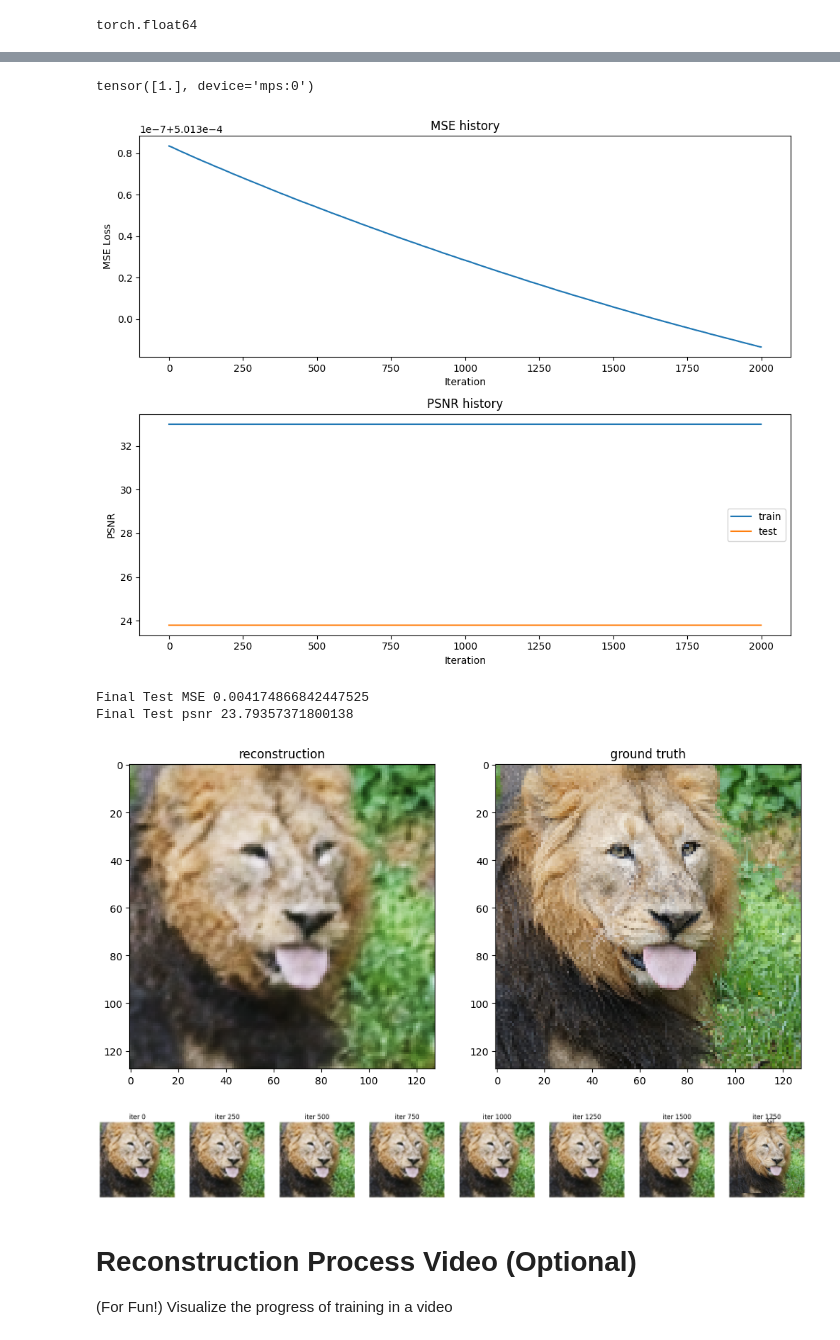
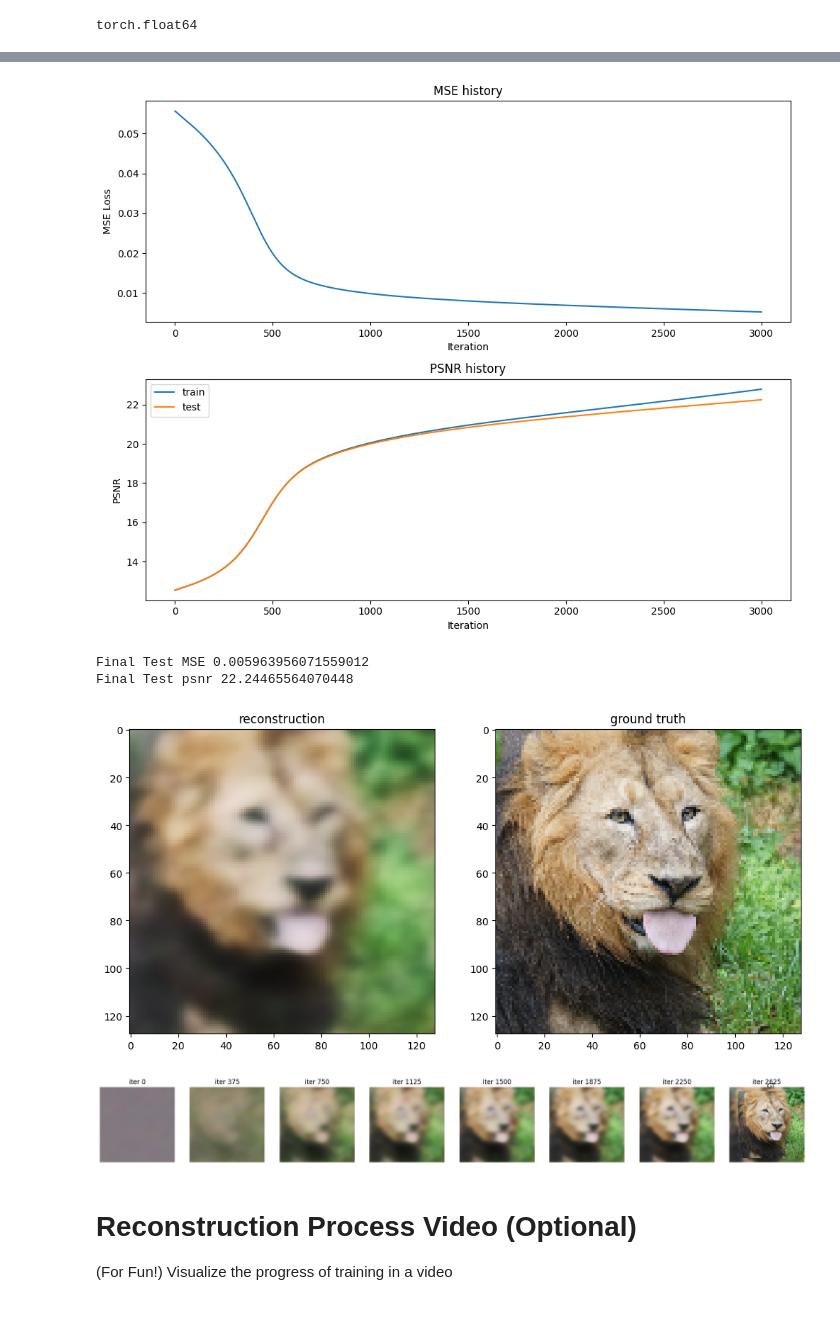
Before and after one commit to Slijeff/cs444, a Jupyter notebook: assignment2/neural_network.ipynb, the cells around one changed output, grey strips where cells are left out. Drawn from its saved outputs; the diff is of its cells as text; code cells hidden in the pictures.

Commit message:
update torch

```diff
--- a/assignment2/neural_network.ipynb
+++ b/assignment2/neural_network.ipynb
@@ -495,7 +492,9 @@ print(X_train.dtype)
 torch.float64
 # %%
 net = TorchNeuralNet(
-    input_size=X_train.shape[1]
+    input_size=X_train.shape[1],
+    num_layers=4,
+    hidden_size=256,
 )
 net
 # %% [output]
@@ -549,32 +548,23 @@ def train_torch(net, optimizer, lr, epochs, device):
         predicted_images[i] = (test_res.cpu().detach().numpy())
 
     return net, train_psnr, test_psnr, train_loss, predicted_images
-# %%
-if torch.backends.mps.is_available():
-    mps_device = torch.device("mps")
-    x = torch.ones(1, device=mps_device)
-    print (x)
-else:
-    print ("MPS device not found.")
-# %% [output]
-tensor([1.], device='mps:0')
+# %%
+# training
+
+
+optimizer = "Adam"
+lr = 1e-5
+epochs = 3000
+device = "mps"
+
+net, train_psnrs, test_psnrs, train_loss, predicted_images = train_torch(net, optimizer, lr, epochs, device)
 # %%
-# training
-
-
-optimizer = "Adam"
-lr = 1e-5
-epochs = 2000
-device = "mps"
-
-net, train_psnrs, test_psnrs, train_loss, predicted_images = train_torch(net, optimizer, lr, epochs, device)
-
 plot_training_curves(train_loss, train_psnrs, test_psnrs)
 plot_reconstruction(net(X_test.to(torch.float32).to(device)).cpu().detach().numpy(), y_test.detach().numpy())
 plot_reconstruction_progress(predicted_images, y_test.detach().numpy())
 # %% [output]
-[figure, old version]
+[figure, new version]
-Final Test MSE 0.004174866842447525
-Final Test psnr 23.79357371800138
+Final Test MSE 0.005963956071559012
+Final Test psnr 22.24465564070448
-[figure, old version]
+[figure, new version]
-[figure, old version]
+[figure, new version]
```
Also changed, not shown: parts of 4 cells of this notebook, 1 other file.
